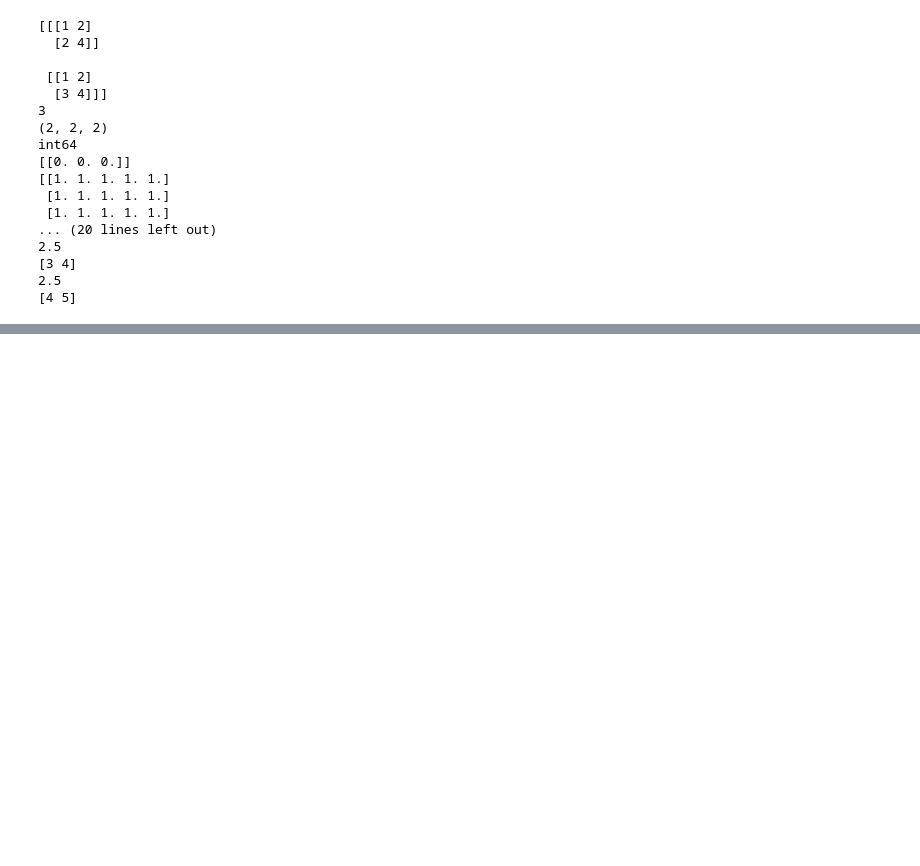
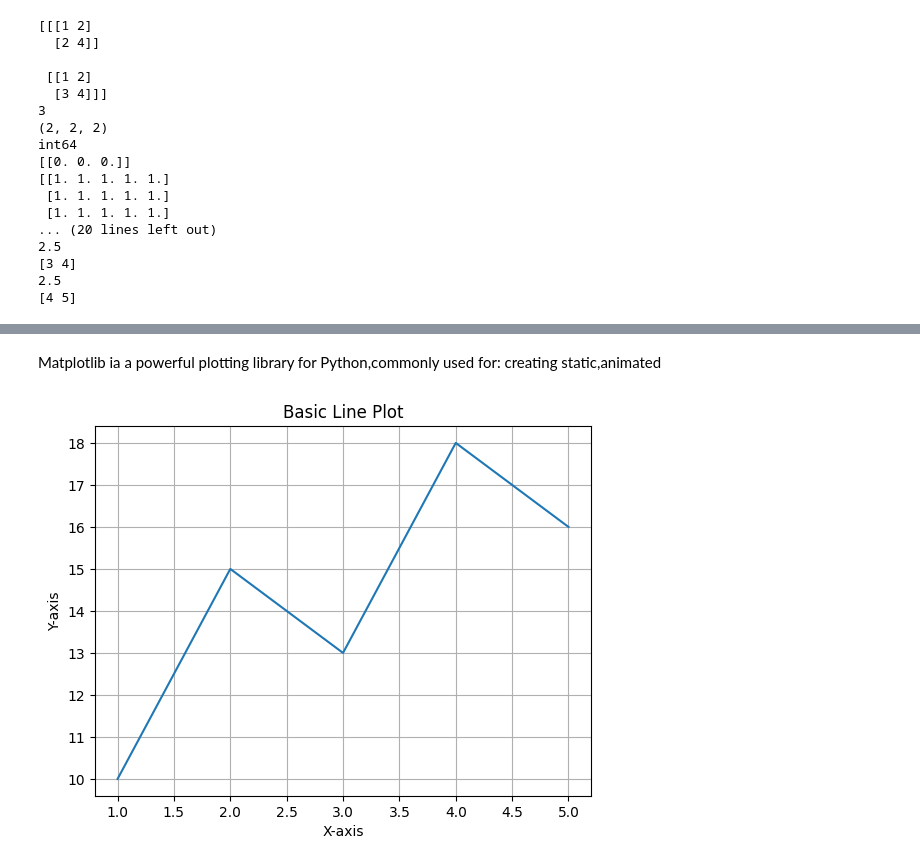
Before and after one commit to aditi884/lab-, a Jupyter notebook: Aditi_py.ipynb, the cells around one changed output, grey strips where cells are left out. Drawn from its saved outputs; the diff is of its cells as text; code cells hidden in the pictures; blank space fills up the shorter version.

```diff
--- a/Aditi_py.ipynb
+++ b/Aditi_py.ipynb
@@ -61,0 +239,15 @@ int64
+# %% [markdown]
+Matplotlib ia a powerful plotting library for Python,commonly used for:
+creating static,animated
+# %%
+import matplotlib.pyplot as plt
+x = [1,2,3,4,5]
+y = [10,15,13,18,16]
+plt.plot(x,y)
+plt.title("Basic Line Plot")
+plt.xlabel("X-axis")
+plt.ylabel("Y-axis")
+plt.grid(True)
+plt.show()
+# %% [output]
+[figure, added]
```
Also changed, not shown: parts of 6 cells of this notebook.
